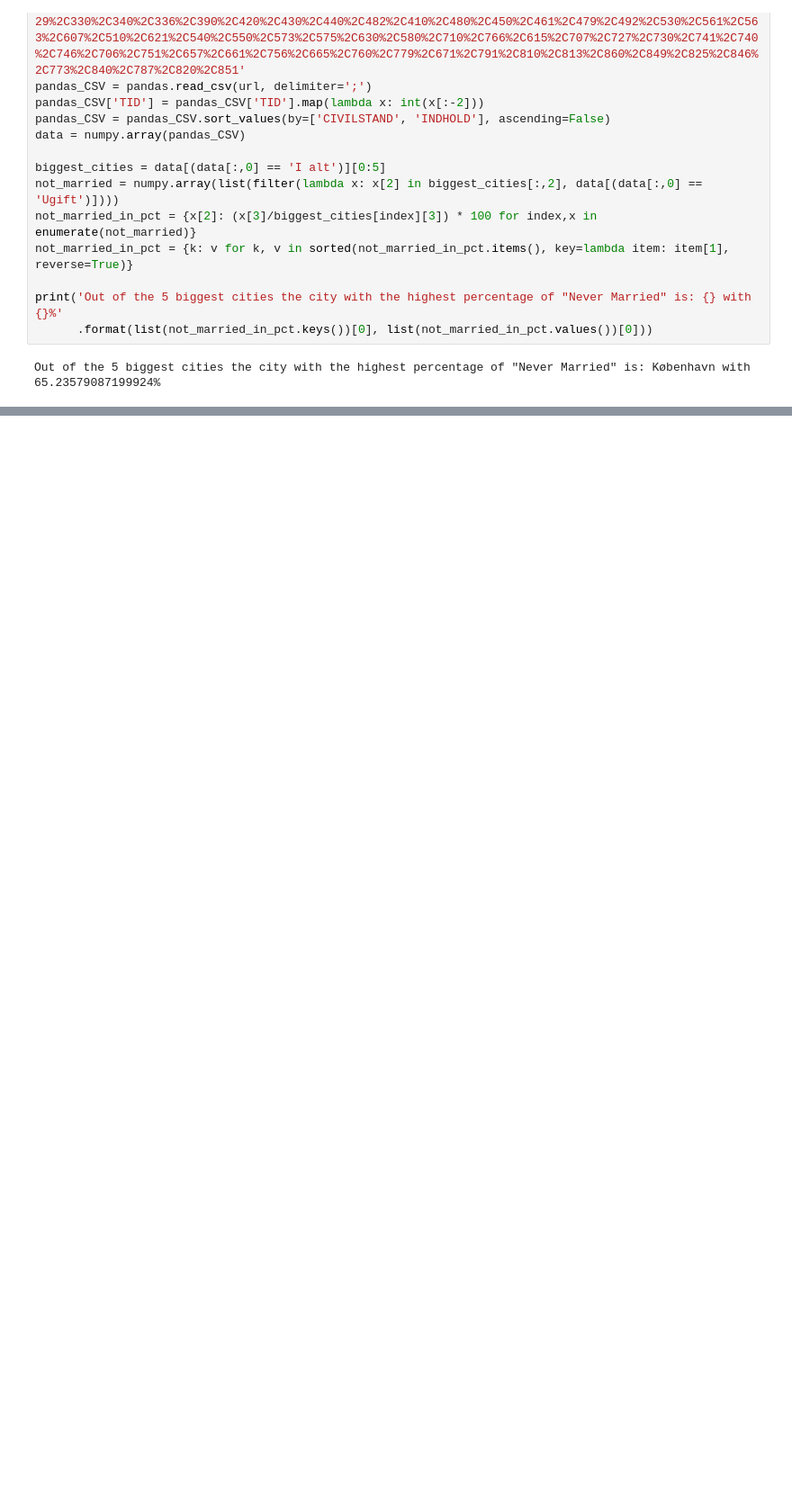
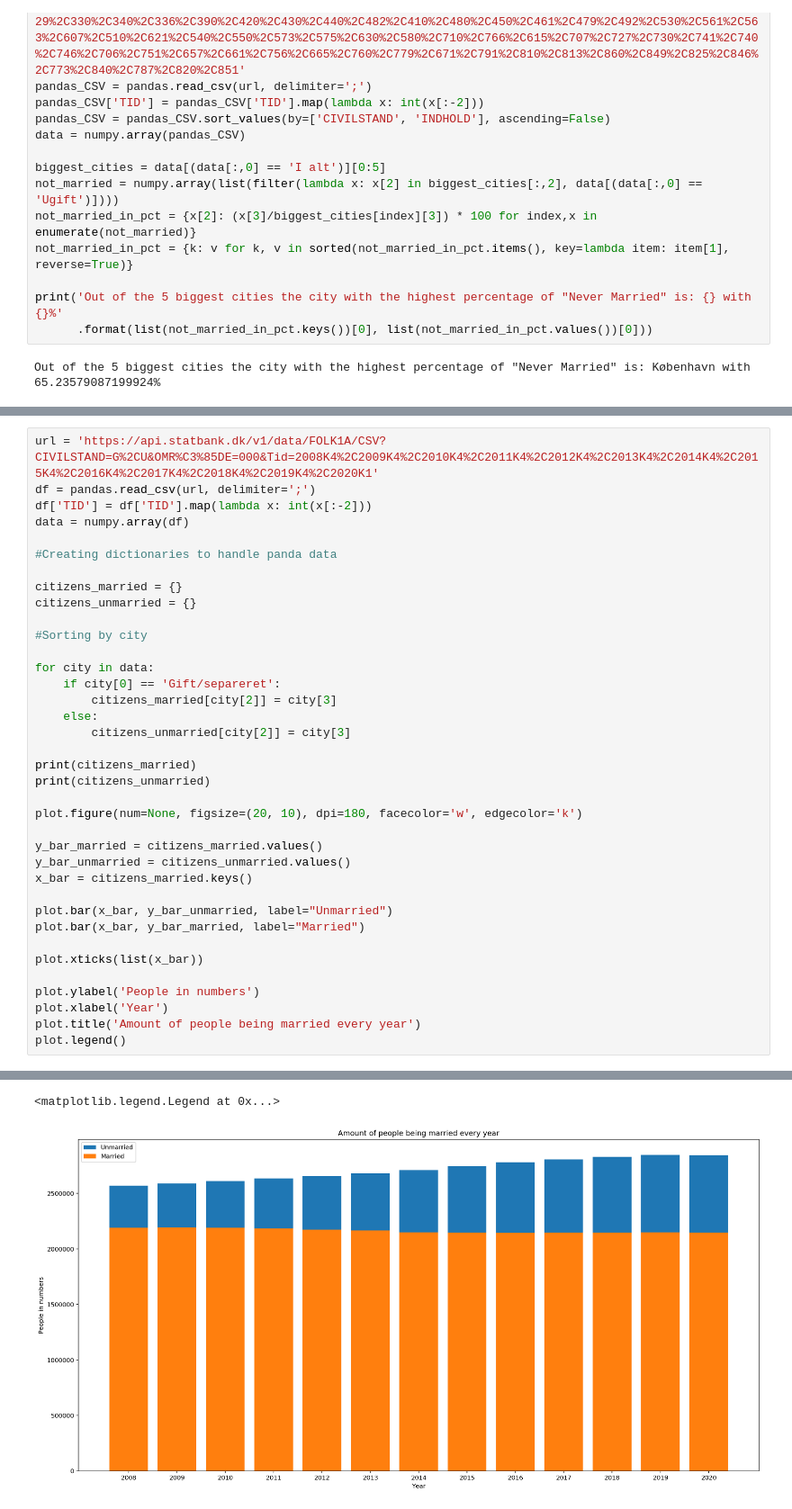
Before and after one commit to TimoSR/DAT4A-Python-Projects, a Jupyter notebook: Week5/WeekExercise5.ipynb, the cells around one changed output, grey strips where cells are left out. Shown: that part at 90% size. Cells and saved outputs as stored; diff of their text form; blank space fills up the shorter version.

```diff
--- a/Week5/WeekExercise5.ipynb
+++ b/Week5/WeekExercise5.ipynb
@@ -35,0 +66,38 @@ Out of the 5 biggest cities the city with the highest percentage of "Never Marri
+# %%
+url = 'https://api.statbank.dk/v1/data/FOLK1A/CSV?CIVILSTAND=G%2CU&OMR%C3%85DE=000&Tid=2008K4%2C2009K4%2C2010K4%2C2011K4%2C2012K4%2C2013K4%2C2014K4%2C2015K4%2C2016K4%2C2017K4%2C2018K4%2C2019K4%2C2020K1'
+df = pandas.read_csv(url, delimiter=';')
+df['TID'] = df['TID'].map(lambda x: int(x[:-2]))
+data = numpy.array(df)
+
+#Creating dictionaries to handle panda data
+
+citizens_married = {}
+citizens_unmarried = {}
+
+#Sorting by city
+
+for city in data:
+    if city[0] == 'Gift/separeret':
+        citizens_married[city[2]] = city[3]
+    else:
+        citizens_unmarried[city[2]] = city[3]
+
+print(citizens_married)
+print(citizens_unmarried)
+
+plot.figure(num=None, figsize=(20, 10), dpi=180, facecolor='w', edgecolor='k')
+
+y_bar_married = citizens_married.values()
+y_bar_unmarried = citizens_unmarried.values()
+x_bar = citizens_married.keys()
+
+plot.bar(x_bar, y_bar_unmarried, label="Unmarried")
+plot.bar(x_bar, y_bar_married, label="Married")
+
+plot.xticks(list(x_bar))
+
+plot.ylabel('People in numbers')
+plot.xlabel('Year')
+plot.title('Amount of people being married every year')
+plot.legend()
+# %% [output]
@@ -35,0 +106,2 @@ Out of the 5 biggest cities the city with the highest percentage of "Never Marri
+<matplotlib.legend.Legend at 0x...>
+[figure, added]
```
Also changed, not shown: parts of 6 cells of this notebook.
